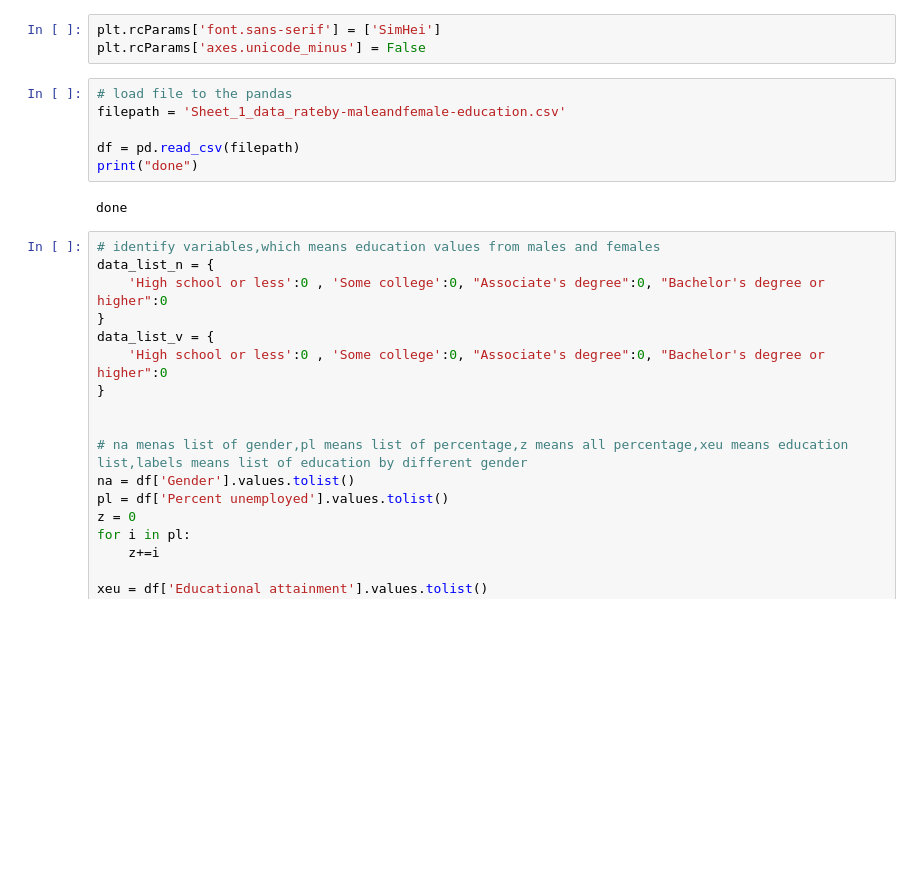
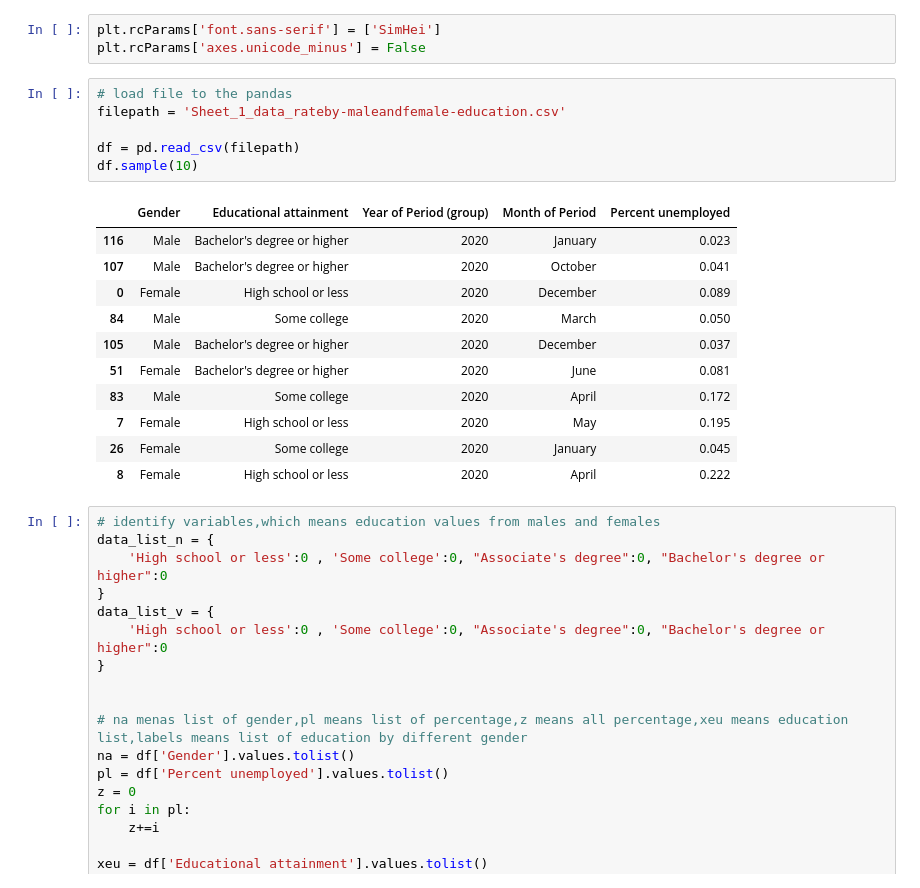
Before and after one commit to JIngzhiKao/data_project, a Jupyter notebook: final presentation.ipynb, the cells around one changed output. Drawn from its saved outputs; the diff is of its cells as text; blank space fills up the shorter version.

```diff
--- a/final presentation.ipynb
+++ b/final presentation.ipynb
@@ -17,11 +17,21 @@ plt.rcParams['axes.unicode_minus'] = False
 # %%
 # load file to the pandas
 filepath = 'Sheet_1_data_rateby-maleandfemale-education.csv'
 
 df = pd.read_csv(filepath)
-print("done")
+df.sample(10)
 # %% [output]
-done
+|  | Gender | Educational attainment | Year of Period (group) | Month of Period | Percent unemployed |
+| 116 | Male | Bachelor's degree or higher | 2020 | January | 0.023 |
+| 107 | Male | Bachelor's degree or higher | 2020 | October | 0.041 |
+| 0 | Female | High school or less | 2020 | December | 0.089 |
+| 84 | Male | Some college | 2020 | March | 0.050 |
+| 105 | Male | Bachelor's degree or higher | 2020 | December | 0.037 |
+| 51 | Female | Bachelor's degree or higher | 2020 | June | 0.081 |
+| 83 | Male | Some college | 2020 | April | 0.172 |
+| 7 | Female | High school or less | 2020 | May | 0.195 |
+| 26 | Female | Some college | 2020 | January | 0.045 |
+| 8 | Female | High school or less | 2020 | April | 0.222 |
 # %%
 # identify variables,which means education values from males and females
 data_list_n = {
```
Also changed, not shown: parts of 4 cells of this notebook.
